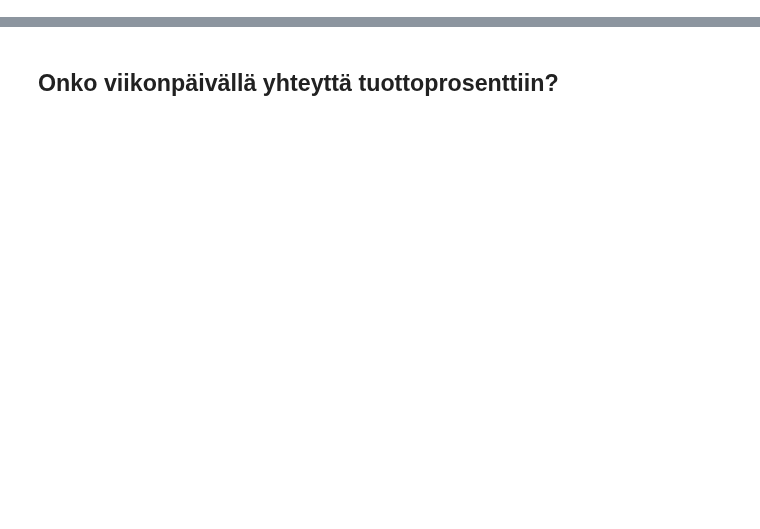
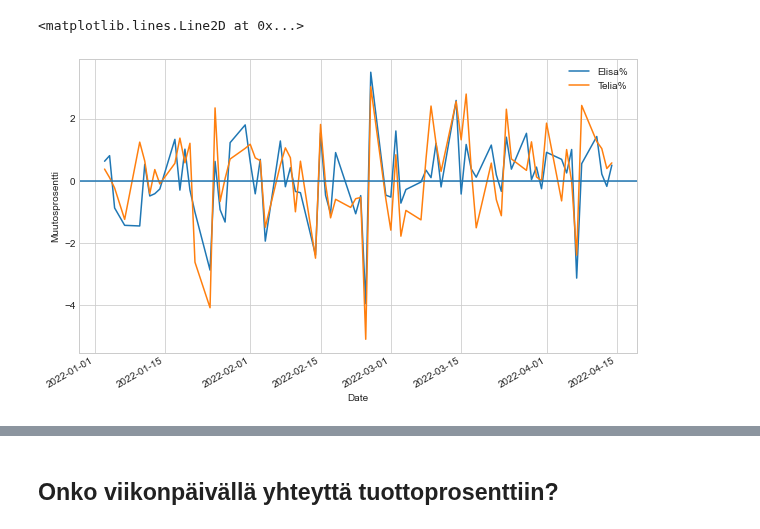
Before and after one commit to taanila/aikasarjat, a Jupyter notebook: aikasarjat.ipynb, the cells around one changed output, grey strips where cells are left out. Drawn from its saved outputs; the diff is of its cells as text; code cells hidden in the pictures; blank space fills up the shorter version.

```diff
--- a/aikasarjat.ipynb
+++ b/aikasarjat.ipynb
@@ -204,0 +194,11 @@ muutokset[(abs(muutokset['Elisa%']) > 0.06) | (abs(muutokset['Telia%']) > 0.06)]
+# %%
+# Elisan ja Telian päivittäiset muutosprosentit vuoden 2022 alusta
+(muutokset['2022':]*100).plot(figsize=(10, 6))
+
+plt.ylabel('Muutosprosentti')
+
+# Vaakaviiva nollan kohdalle; muutosprosentit vaihtelevat nollan molemmin puolin
+plt.axhline()
+# %% [output]
+<matplotlib.lines.Line2D at 0x...>
+[figure, added]
```
Also changed, not shown: parts of 67 cells of this notebook.
